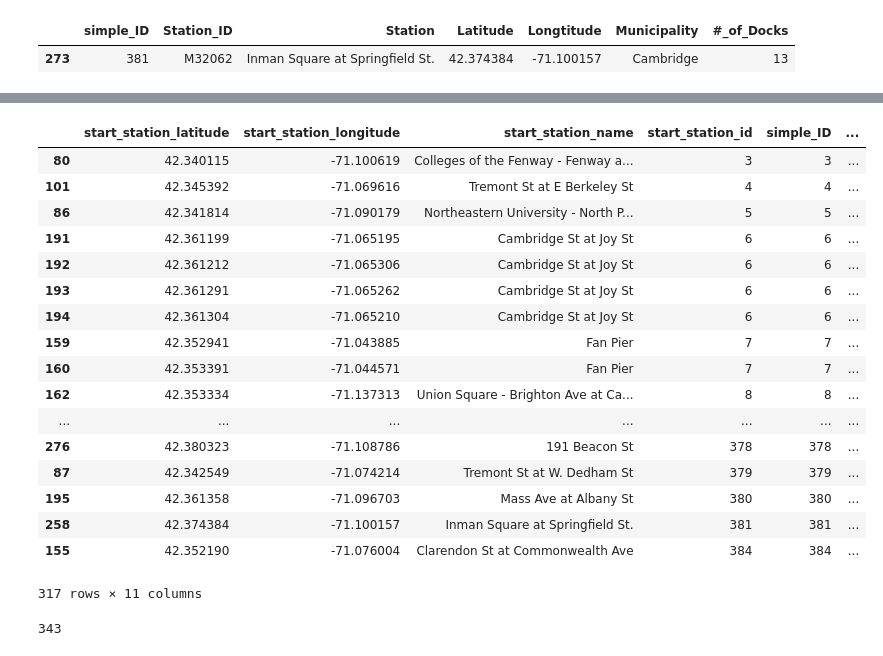
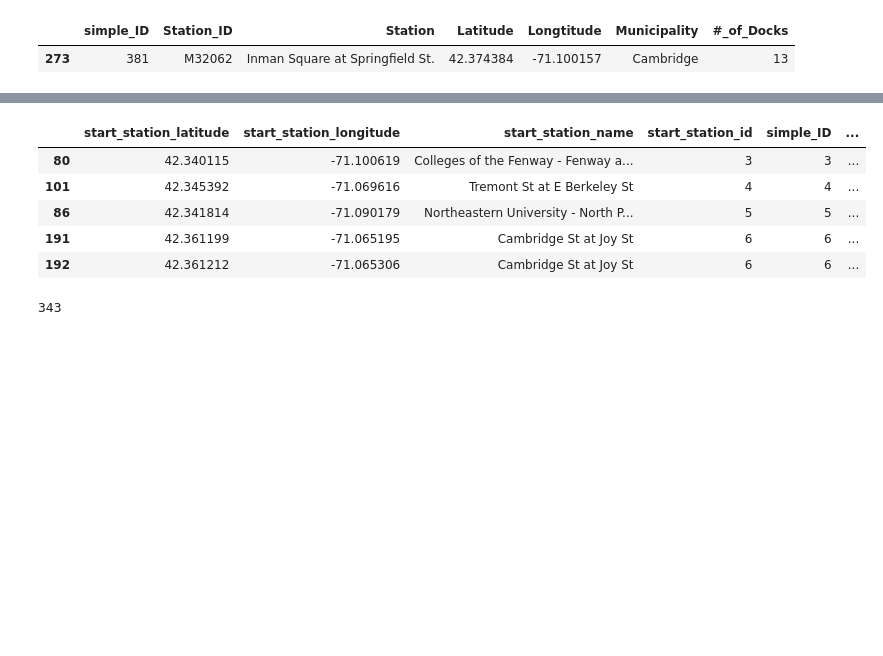
Before and after one commit to euniceky/BOS_BlueBike_Predictions, a Jupyter notebook: Capstone_Ch5_Wrangling.ipynb, the cells around one changed output, grey strips where cells are left out. Drawn from its saved outputs; the diff is of its cells as text; code cells hidden in the pictures; blank space fills up the shorter version.

```diff
--- a/Capstone_Ch5_Wrangling.ipynb
+++ b/Capstone_Ch5_Wrangling.ipynb
@@ -720,26 +650,14 @@ station_uptodate
 
 startmerge2=pd.merge(startgeo2, station_uptodate, left_on="start_station_id", right_on="simple_ID")
 # %%
-startmerge2.sort_values("simple_ID")
+startmerge2.sort_values("simple_ID").head()
 # %% [output]
 |  | start_station_latitude | start_station_longitude | start_station_name | start_station_id | simple_ID | ... |
 | 80 | 42.340115 | -71.100619 | Colleges of the Fenway - Fenway a... | 3 | 3 | ... |
 | 101 | 42.345392 | -71.069616 | Tremont St at E Berkeley St | 4 | 4 | ... |
 | 86 | 42.341814 | -71.090179 | Northeastern University - North P... | 5 | 5 | ... |
 | 191 | 42.361199 | -71.065195 | Cambridge St at Joy St | 6 | 6 | ... |
 | 192 | 42.361212 | -71.065306 | Cambridge St at Joy St | 6 | 6 | ... |
-| 193 | 42.361291 | -71.065262 | Cambridge St at Joy St | 6 | 6 | ... |
-| 194 | 42.361304 | -71.065210 | Cambridge St at Joy St | 6 | 6 | ... |
-| 159 | 42.352941 | -71.043885 | Fan Pier | 7 | 7 | ... |
-| 160 | 42.353391 | -71.044571 | Fan Pier | 7 | 7 | ... |
-| 162 | 42.353334 | -71.137313 | Union Square - Brighton Ave at Ca... | 8 | 8 | ... |
-| ... | ... | ... | ... | ... | ... | ... |
-| 276 | 42.380323 | -71.108786 | 191 Beacon St | 378 | 378 | ... |
-| 87 | 42.342549 | -71.074214 | Tremont St at W. Dedham St | 379 | 379 | ... |
-| 195 | 42.361358 | -71.096703 | Mass Ave at Albany St | 380 | 380 | ... |
-| 258 | 42.374384 | -71.100157 | Inman Square at Springfield St. | 381 | 381 | ... |
-| 155 | 42.352190 | -71.076004 | Clarendon St at Commonwealth Ave | 384 | 384 | ... |
-317 rows × 11 columns
 # %%
 # Find popular start stations
 pop_starts=tripdf.start_station_name.value_counts()
```
Also changed, not shown: parts of 10 cells of this notebook.
